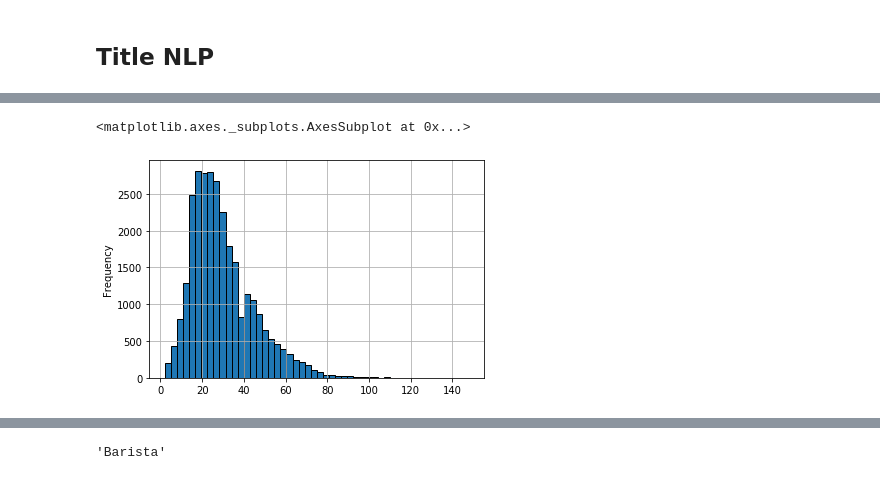
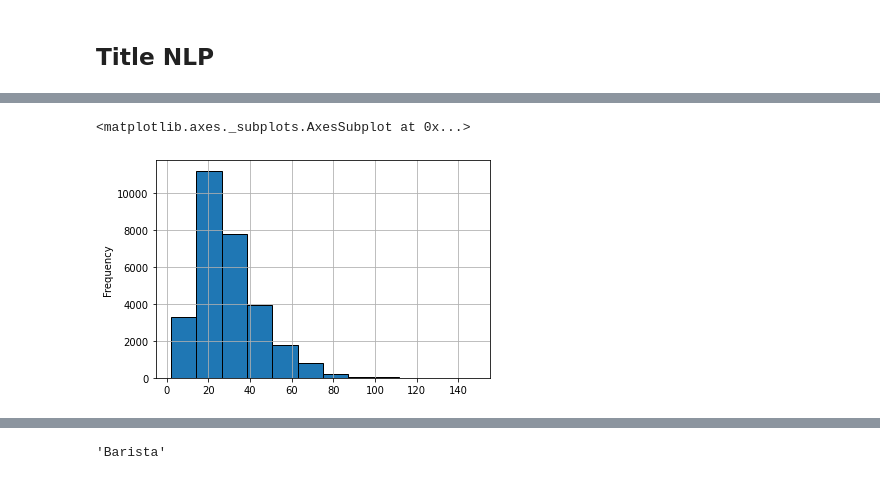
Before and after one commit to aujlarj/Job_Search_Automation, a Jupyter notebook: Jupyter Notebook/All Job Trends.ipynb, the cells around one changed output, grey strips where cells are left out. Drawn from its saved outputs; the diff is of its cells as text; code cells hidden in the pictures.

```diff
--- a/Jupyter Notebook/All Job Trends.ipynb
+++ b/Jupyter Notebook/All Job Trends.ipynb
@@ -5,8 +6,8 @@ import matplotlib.pyplot as plt
 import seaborn as sns
 %matplotlib inline
 # %%
-df1 = pd.read_csv('./Scraped Data/all jobs part 1 2020-05-30.csv')
-df2 = pd.read_csv('./Scraped Data/all jobs part 2 2020-05-30.csv')
+df1 = pd.read_csv('../Scraped_Data/all jobs part 1 2020-05-30.csv')
+df2 = pd.read_csv('../Scraped_Data/all jobs part 2 2020-05-30.csv')
 # %%
 job_trends = pd.concat([
     df1,df2
@@ -89,3 +81,3 @@ title_df.head(5)
 # %%
 # fix this error later
-title_df.loc[:,'length'] = title_df['Title'].apply(len)
+job_trends.loc[:,'title_length'] = job_trends['Title'].apply(len)
@@ -118,5 +96,5 @@ title_df.describe(include='all')
 # %%
-title_df['length'].plot(bins=50, kind='hist',edgecolor='black',linewidth='1', grid=True)
+job_trends['title_length'].plot(bins=12, kind='hist',edgecolor='black',linewidth='1', grid=True)
 # %% [output]
 <matplotlib.axes._subplots.AxesSubplot at 0x...>
-[figure, old version]
+[figure, new version]
```
Also changed, not shown: parts of 32 cells of this notebook, 1 other file.
